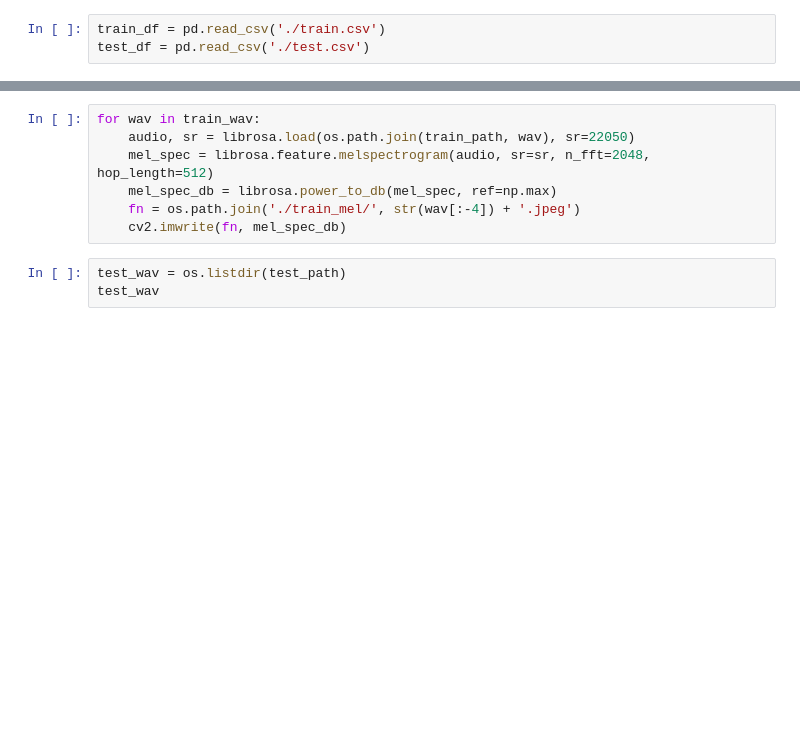
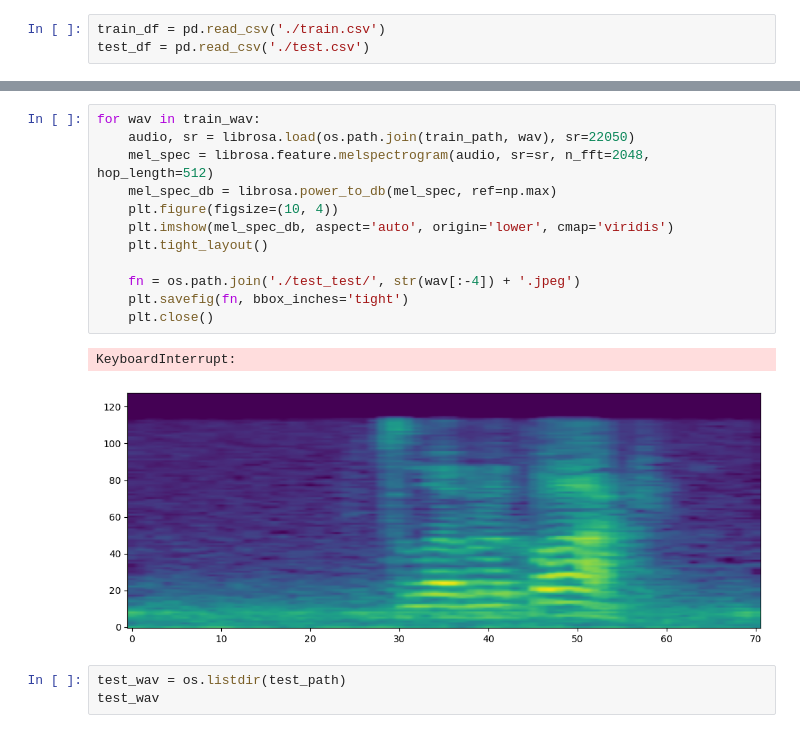
Before and after one commit to mnseong/Dacon-Voice-Emotion-Recognition-AI-Competition, a Jupyter notebook: main/cvt_melspectrogram.ipynb, the cells around one changed output, grey strips where cells are left out. Cells and saved outputs as stored; diff of their text form; blank space fills up the shorter version.

```diff
--- a/main/cvt_melspectrogram.ipynb
+++ b/main/cvt_melspectrogram.ipynb
@@ -20,10 +38,18 @@ train_wav
 # %%
 for wav in train_wav:
     audio, sr = librosa.load(os.path.join(train_path, wav), sr=22050)
     mel_spec = librosa.feature.melspectrogram(audio, sr=sr, n_fft=2048, hop_length=512)
     mel_spec_db = librosa.power_to_db(mel_spec, ref=np.max)
-    fn = os.path.join('./train_mel/', str(wav[:-4]) + '.jpeg')
-    cv2.imwrite(fn, mel_spec_db)
+    plt.figure(figsize=(10, 4))
+    plt.imshow(mel_spec_db, aspect='auto', origin='lower', cmap='viridis')
+    plt.tight_layout()
+
+    fn = os.path.join('./test_test/', str(wav[:-4]) + '.jpeg')
+    plt.savefig(fn, bbox_inches='tight')
+    plt.close()
+# %% [output]
+KeyboardInterrupt:
+[figure, added]
 # %%
 test_wav = os.listdir(test_path)
 test_wav
```
Also changed, not shown: parts of 1 cell of this notebook, 1 other file.
